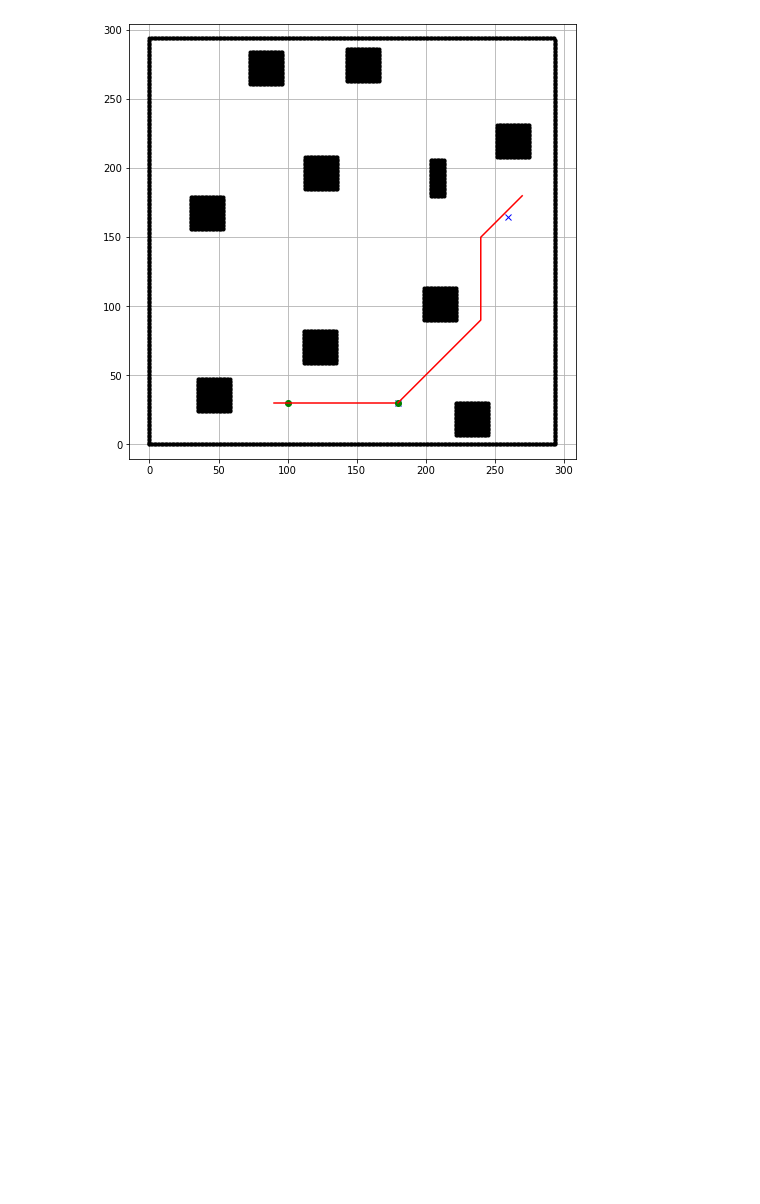
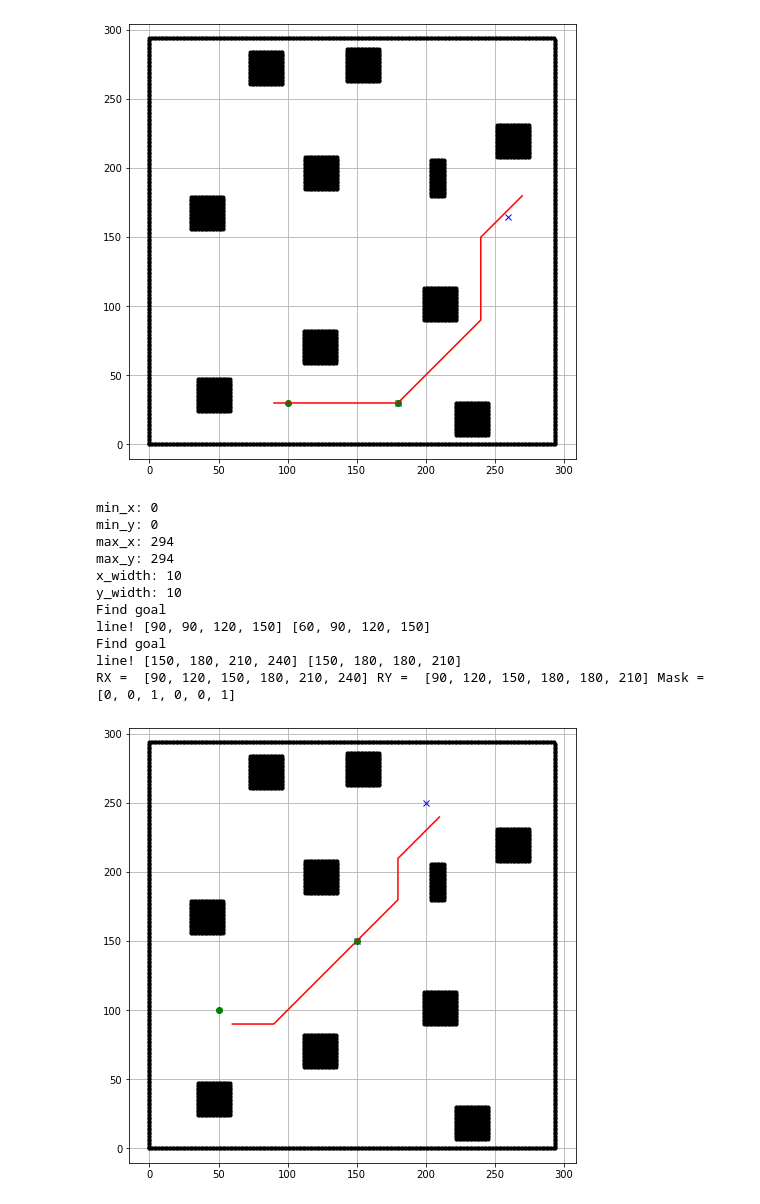
Before and after one commit to Lukeli0425/Robot-THU, a Jupyter notebook: final.ipynb, the cells around one changed output. Cells and saved outputs as stored; diff of their text form; code cells hidden in the pictures; blank space fills up the shorter version.

```diff
--- a/final.ipynb
+++ b/final.ipynb
@@ -397,6 +398,47 @@ def Go(sx,sy,tx,ty,pillars,target_flower_id,plan = True):
             # 如果不是柱面目标,正常行走即可
         cnt += 1
     return 0
+# %%
+pillars = [[[150,150],[0.4,0.3]]]
+sx = 100
+sy = 50
+tx = 250
+ty = 200
+RX = []
+RY = []
+Mask = []
+points = [[sx,sy]] + [i[0] for i in pillars] + [[tx,ty]]
+# points = [[30,60], [30,180], [165,260]]
+# print(points)
+# assert 1==0
+a_star = get_AStarPlanner(grid_size=30)
+for i in range(len(points)-1):
+    start, goal = points[i], points[i+1]
+    rx, ry = a_star.planning(start[0], start[1], goal[0], goal[1])
+    print('line!',rx, ry)
+    plt.plot(start[1], start[0], "og")
+    plt.plot(goal[1], goal[0], "xb")
+    plt.plot(ry, rx, "-r")
+    RX.extend(rx[1:])
+    RY.extend(ry[1:])
+    mask = [0]*(len(rx)-1)
+    mask[len(mask)-1] = 1
+    Mask.extend(mask)
+
+print("RX = ",RX,"RY = ",RY,"Mask = ",Mask)
+# %% [output]
+min_x: 0
+min_y: 0
+max_x: 294
+max_y: 294
+x_width: 10
+y_width: 10
+Find goal
+line! [90, 90, 120, 150] [60, 90, 120, 150]
+Find goal
+line! [150, 180, 210, 240] [150, 180, 180, 210]
+RX =  [90, 120, 150, 180, 210, 240] RY =  [90, 120, 150, 180, 180, 210] Mask =  [0, 0, 1, 0, 0, 1]
+[figure, added]
 # %%
 # test:
 
```
Also changed, not shown: parts of 2 cells of this notebook.
